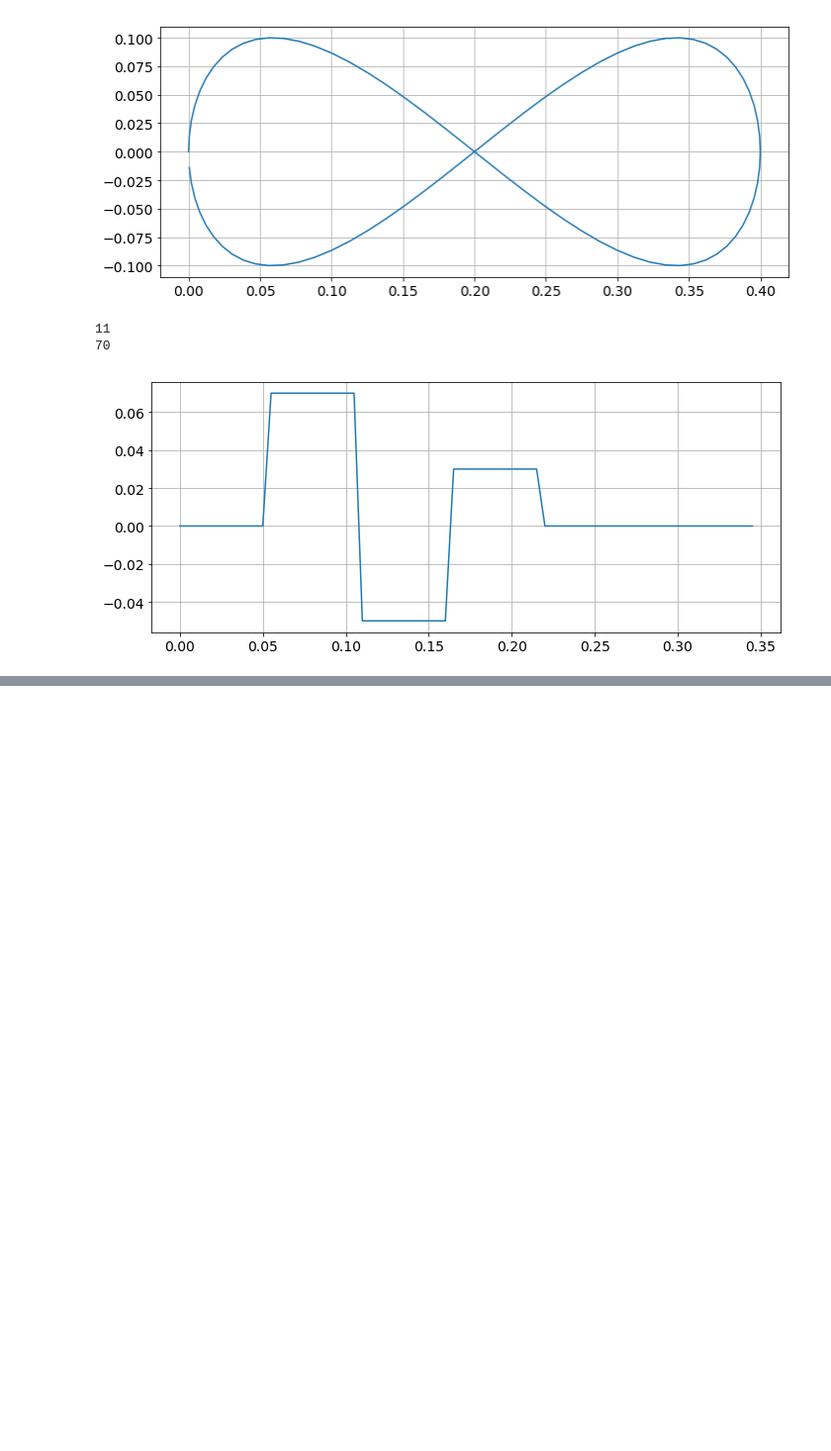
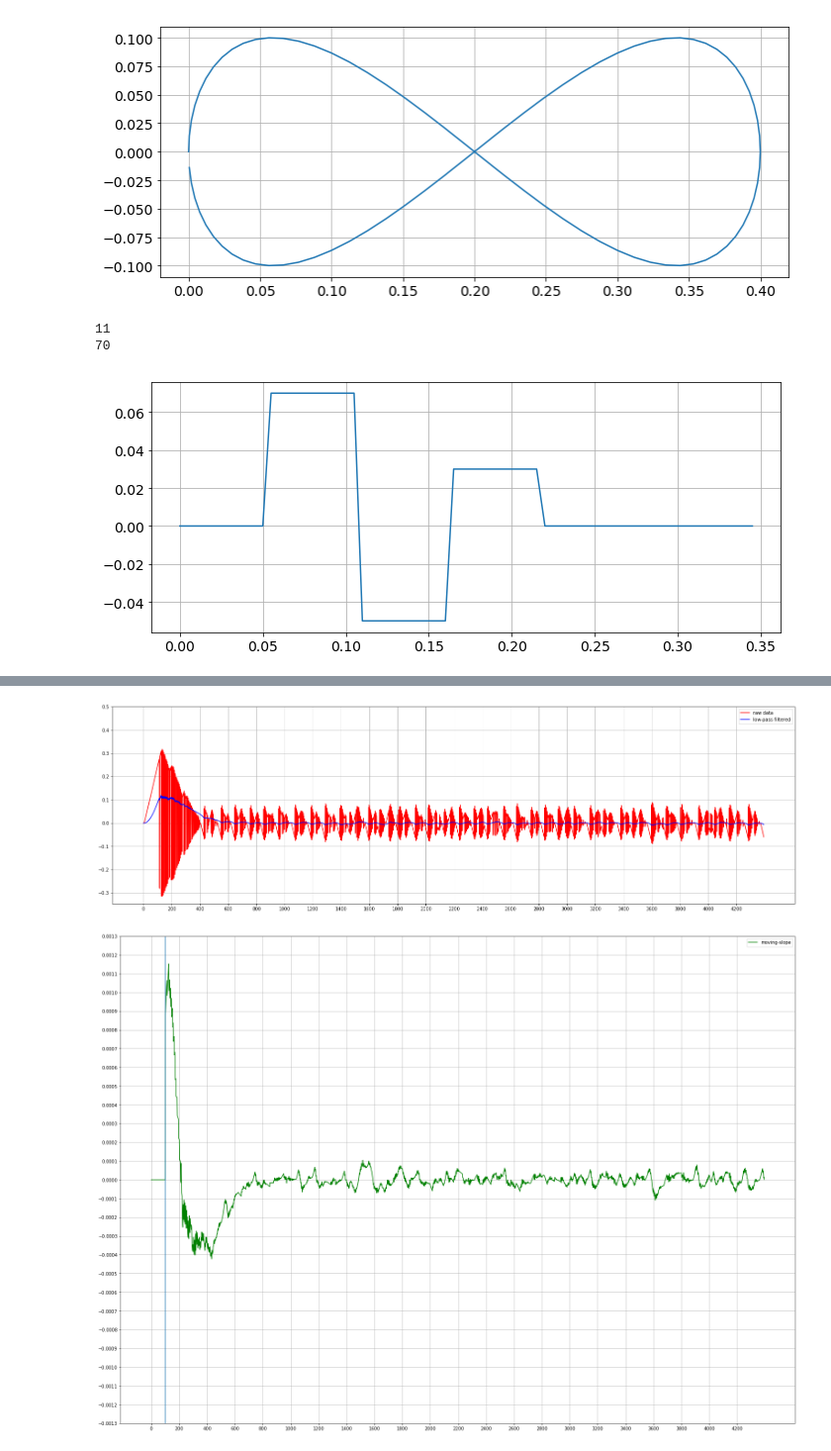
Before and after one commit to DjoleMNE/Lazy_Robot_Control_by_Relaxation_of_Motion_and_Force_Constraints, a Jupyter notebook: integrator_python_testing.ipynb, the cells around one changed output, grey strips where cells are left out. Shown at 99% size. Cells and saved outputs as stored; diff of their text form; code cells hidden in the pictures; blank space fills up the shorter version.

```diff
--- a/integrator_python_testing.ipynb
+++ b/integrator_python_testing.ipynb
@@ -1058,0 +1123,36 @@ plt.show()
+# %%
+plt.figure(figsize=(27,8))
+plt.plot(gain_signal, c= 'red', label = "raw data")
+
+alpha_low = 0.99
+low_filtered = lowpass_filter(gain_signal, alpha_low)
+plt.plot(low_filtered, c= 'blue', label = "low-pass filtered")
+
+major_ticks = np.arange(0, len(gain_signal), 200)
+minor_ticks = np.arange(-0.3, 0.6, 0.1)
+plt.xticks(major_ticks)
+plt.yticks(minor_ticks)
+plt.grid()
+plt.legend()
+plt.show()
+
+window_size_slope = 100
+slope_calc = MovingSlope(window_size_slope)
+slope_list = []
+for i, step in enumerate(low_filtered):
+    slope_list.append(slope_calc.update_slope(step))
+slope_list = np.array(slope_list)
+
+plt.figure(figsize=(27,20))
+plt.plot(slope_list, c= 'green', label = "moving-slope")
+plt.xticks(major_ticks)
+minor_ticks = np.arange(-0.013, 0.013, 0.0001)
+plt.yticks(minor_ticks)
+plt.ylim(-0.0013, 0.0013)
+plt.axvline(x=window_size_slope)
+plt.grid()
+plt.legend()
+plt.show()
+# %% [output]
+[figure, added]
+[figure, added]
```
Also changed, not shown: parts of 6 cells of this notebook.
